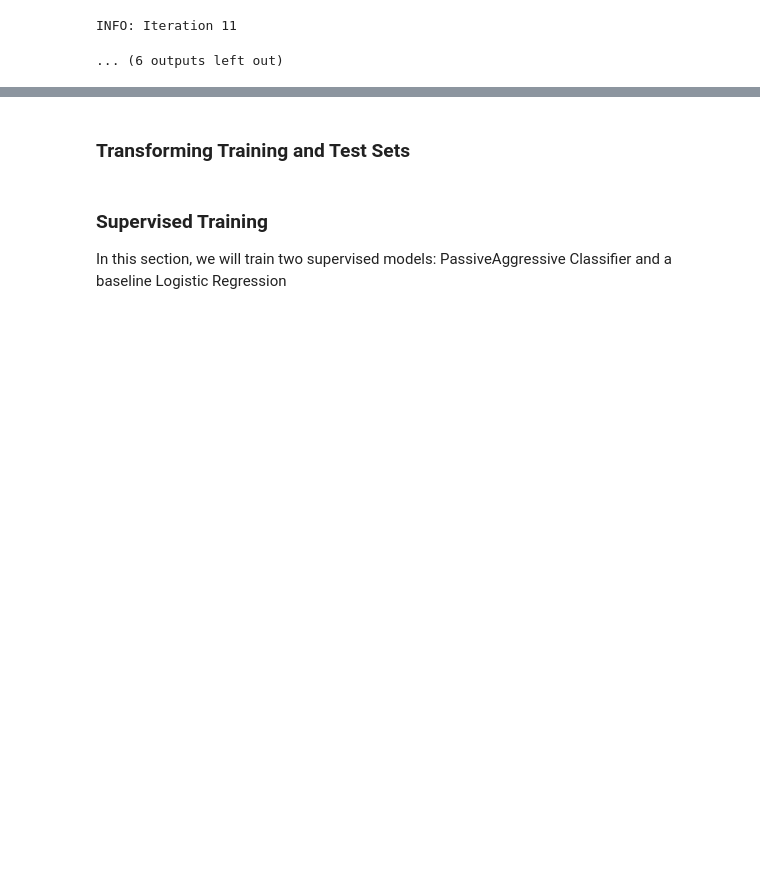
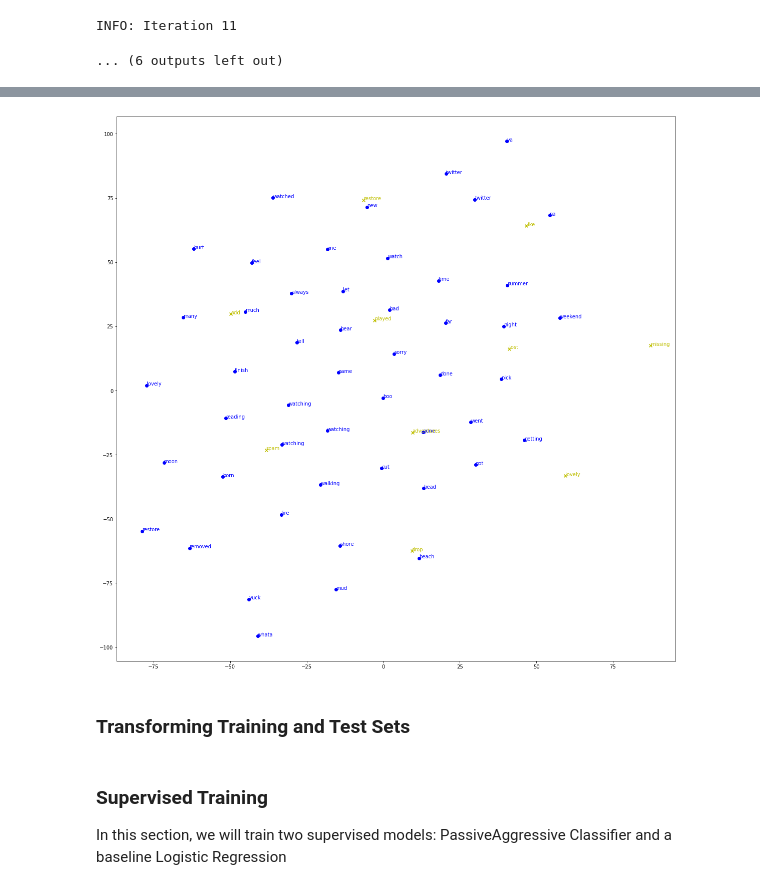
Before and after one commit to edologgerbird/context-capturing-clustering, a Jupyter notebook: final_project.ipynb, the cells around one changed output, grey strips where cells are left out. Drawn from its saved outputs; the diff is of its cells as text; code cells hidden in the pictures; blank space fills up the shorter version.

```diff
--- a/final_project.ipynb
+++ b/final_project.ipynb
@@ -679,3 +701,8 @@ INFO: Iteration 11
+# %%
+visualiser_dynamic = VectorSpaceVisualiser(vector_space_dynamic)
+visualiser_dynamic.plot(n_point = 50, n_centroid = 10)
+# %% [output]
+[figure, added]
 # %%
 # pickle trained vector spaces
 
```
Also changed, not shown: parts of 11 cells of this notebook.
